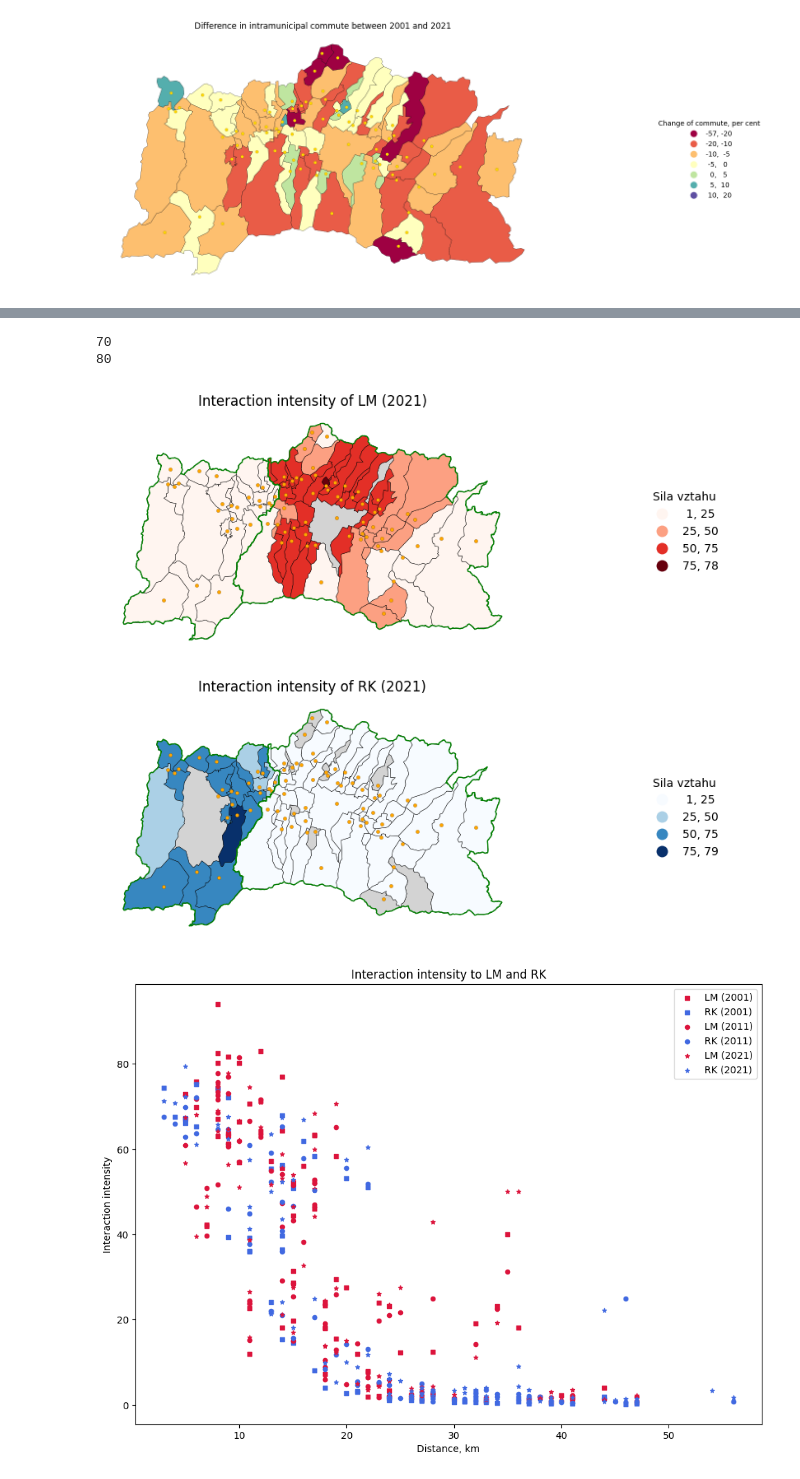
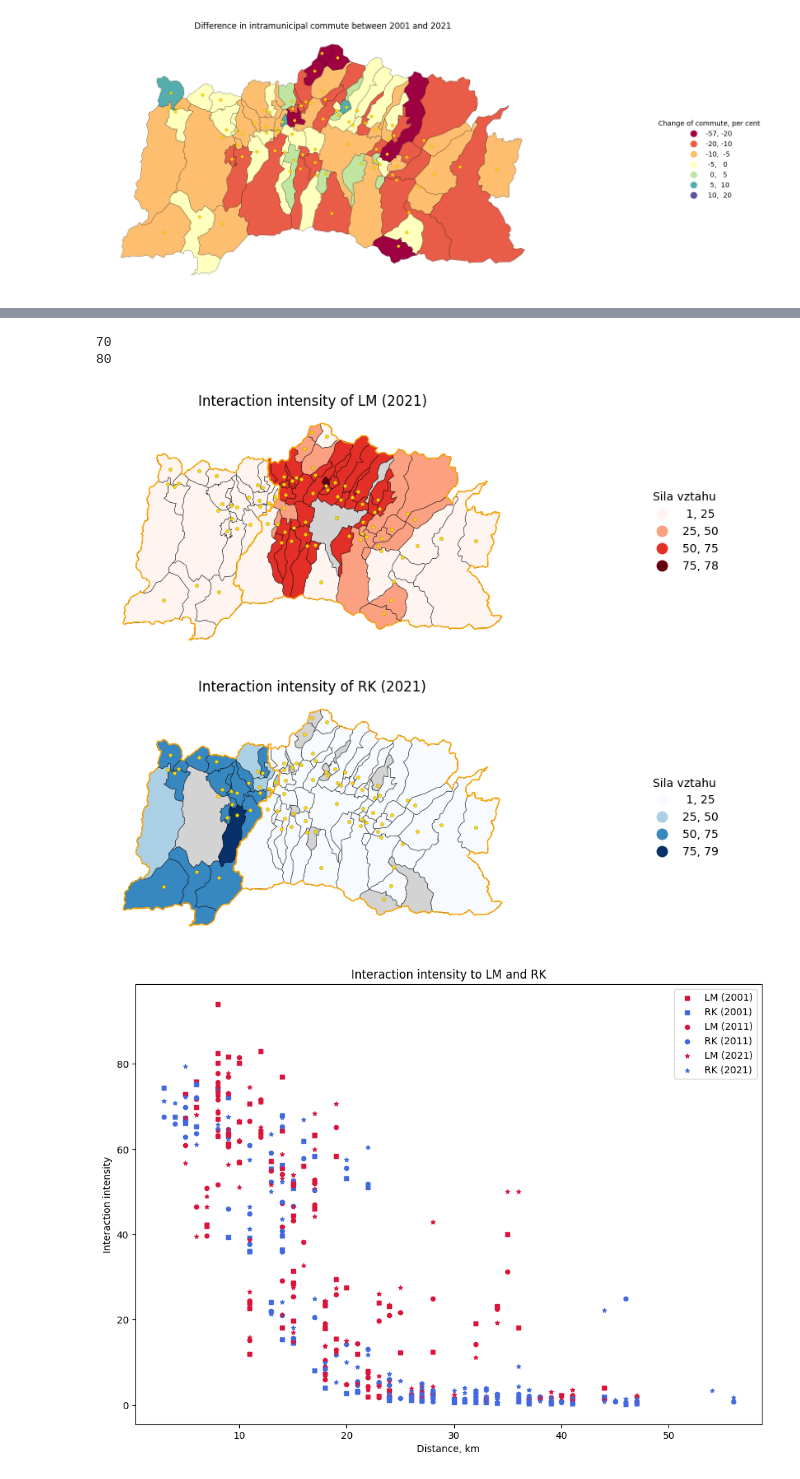
Before and after one commit to dbelohonov/maps_liptov, a Jupyter notebook: notebooks/comparison.ipynb, the cells around one changed output, grey strips where cells are left out. Saved outputs shown, nothing was run; the diff lists cells and outputs as text; code cells hidden in the pictures.

```diff
--- a/notebooks/comparison.ipynb
+++ b/notebooks/comparison.ipynb
@@ -737,7 +737,7 @@ dist_lm_21.plot(
 )
 obce_gdf.plot(
     ax = plt.gca(),
-    color = "orange",
+    color = "gold",
     markersize = 10.0,
     edgecolor = "black",
     linewidth = 0.1
@@ -745,7 +745,7 @@ obce_gdf.plot(
 okresy.plot(
     ax = plt.gca(),
     color = "none",
-    edgecolor = "green",
+    edgecolor = "orange",
     linewidth = 1.0
 )
 plt.title("Interaction intensity of LM (2021)")
@@ -768,36 +768,36 @@ dist_rk_21.plot(
     edgecolor = "black",
     linewidth = 0.3,
     scheme = "user_defined",
     classification_kwds = {"bins": distance_bins},
     legend_kwds = {
         "title": "Sila vztahu",
         "loc": "right",
         "fmt": "{:.0f}",
         "frameon": False,
         "bbox_to_anchor": (1.5, 0.5)
     }
 )
 obce_gdf.plot(
     ax = plt.gca(),
-    color = "orange",
+    color = "gold",
     markersize = 10.0,
     edgecolor = "black",
     linewidth = 0.1
 )
 okresy.plot(
     ax = plt.gca(),
     color = "none",
-    edgecolor = "green",
+    edgecolor = "orange",
     linewidth = 1.0
 )
 plt.title("Interaction intensity of RK (2021)")
 plt.axis(False)
 plt.savefig("../result_maps/interaction/LM_RK_interaction_2021_map.pdf", format = "pdf", dpi = 300, bbox_inches = "tight")
 plt.show()
 # %% [output]
 70
 80
-[figure, old version]
+[figure, new version]
 # %%
 plt.figure(figsize = (11.69, 8.27))
 
```
Also changed, not shown: parts of 6 cells of this notebook, 5 other files.
